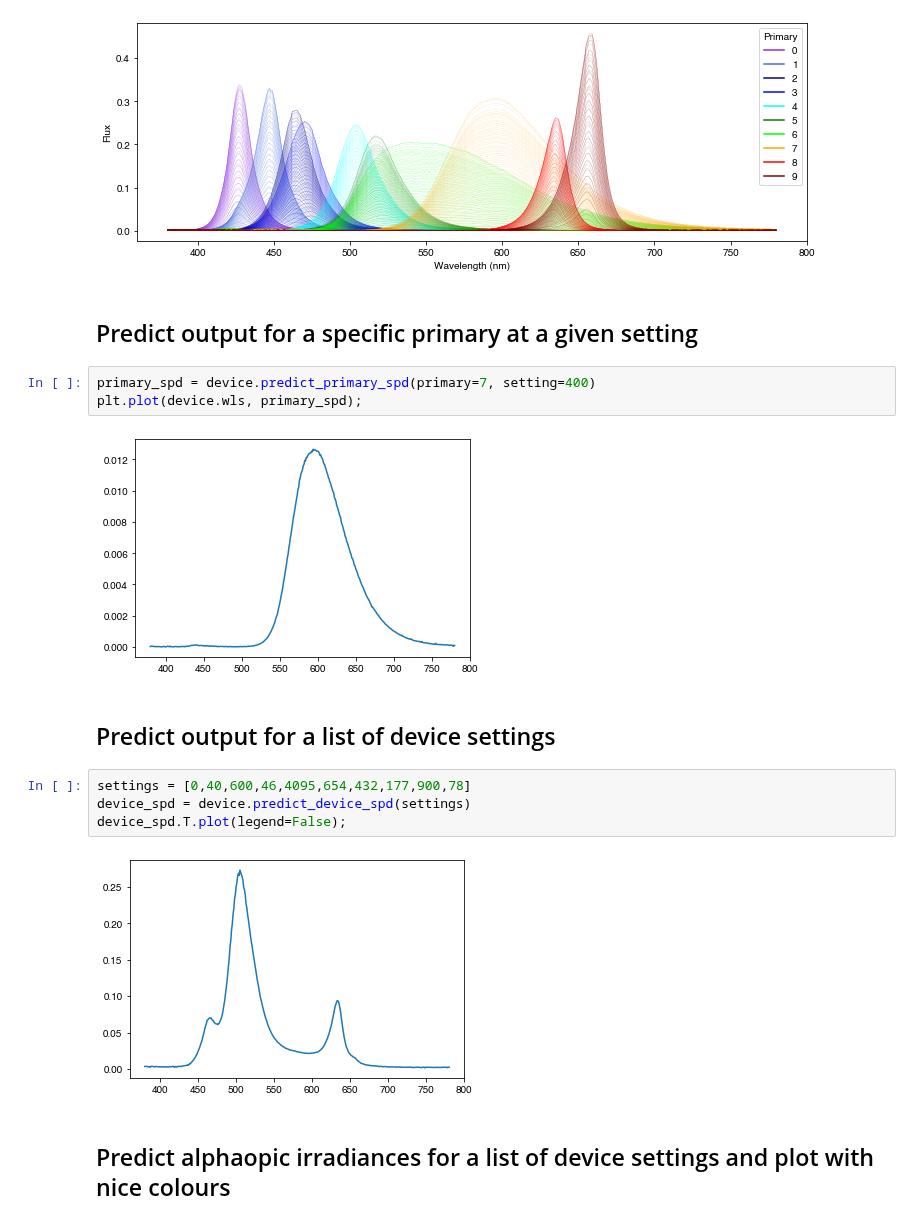
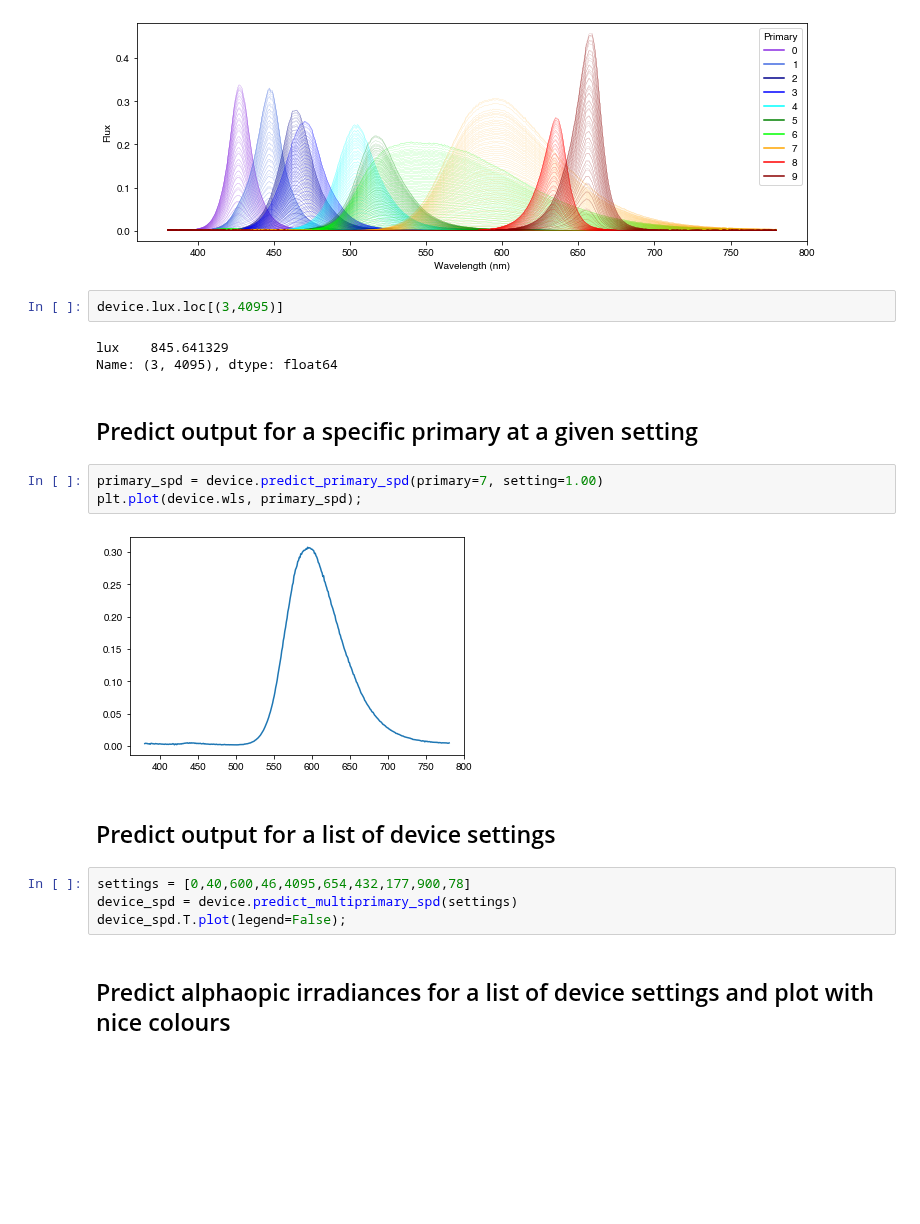
Before and after one commit to PySilentSubstitution/pysilsub, a Jupyter notebook: notebooks/stimulation_device_demo.ipynb, the cells around one changed output. Drawn from its saved outputs; the diff is of its cells as text; blank space fills up the shorter version.

Commit message:
Add colorfunc.py and update device.py /JTM

```diff
--- a/notebooks/stimulation_device_demo.ipynb
+++ b/notebooks/stimulation_device_demo.ipynb
@@ -52,23 +52,26 @@ device = StimulationDevice(
 fig = device.plot_spds()
 # %% [output]
 [figure]
+# %%
+device.lux.loc[(3,4095)]
+# %% [output]
+lux    845.641329
+Name: (3, 4095), dtype: float64
 # %% [markdown]
 Predict output for a specific primary at a given setting
 --------------------------------------------------------
 # %%
-primary_spd = device.predict_primary_spd(primary=7, setting=400)
+primary_spd = device.predict_primary_spd(primary=7, setting=1.00)
 plt.plot(device.wls, primary_spd);
 # %% [output]
-[figure, old version]
+[figure, new version]
 # %% [markdown]
 Predict output for a list of device settings
 --------------------------------------------
 # %%
 settings = [0,40,600,46,4095,654,432,177,900,78]
-device_spd = device.predict_device_spd(settings)
+device_spd = device.predict_multiprimary_spd(settings)
 device_spd.T.plot(legend=False);
-# %% [output]
-[figure, removed]
 # %% [markdown]
 Predict alphaopic irradiances for a list of device settings and plot with nice colours
 --------------------------------------------------------------------------------------
```
Also changed, not shown: parts of 15 cells of this notebook, 7 other files.
